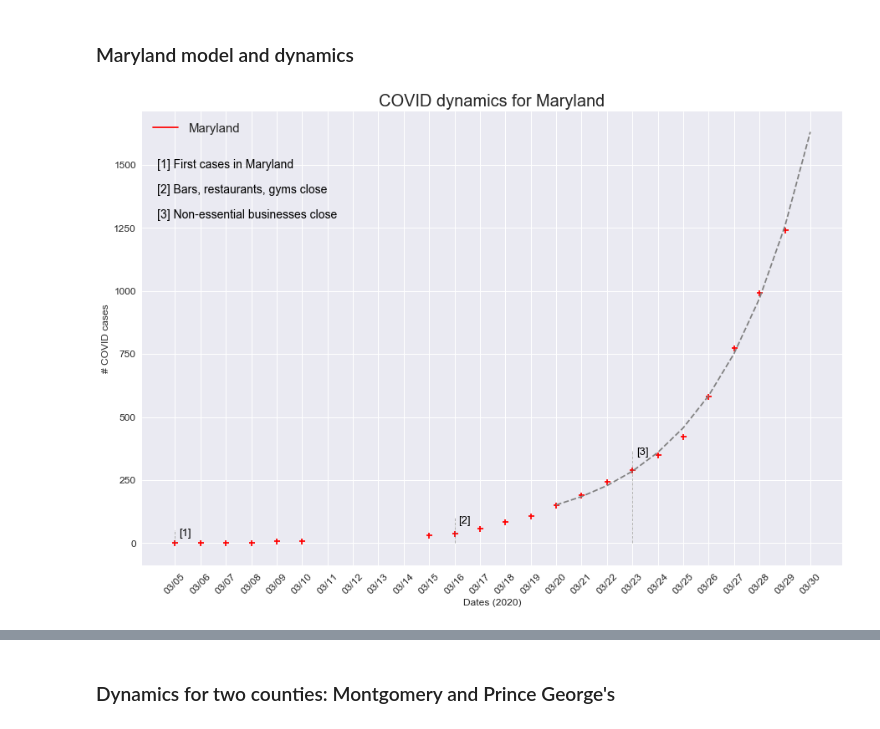
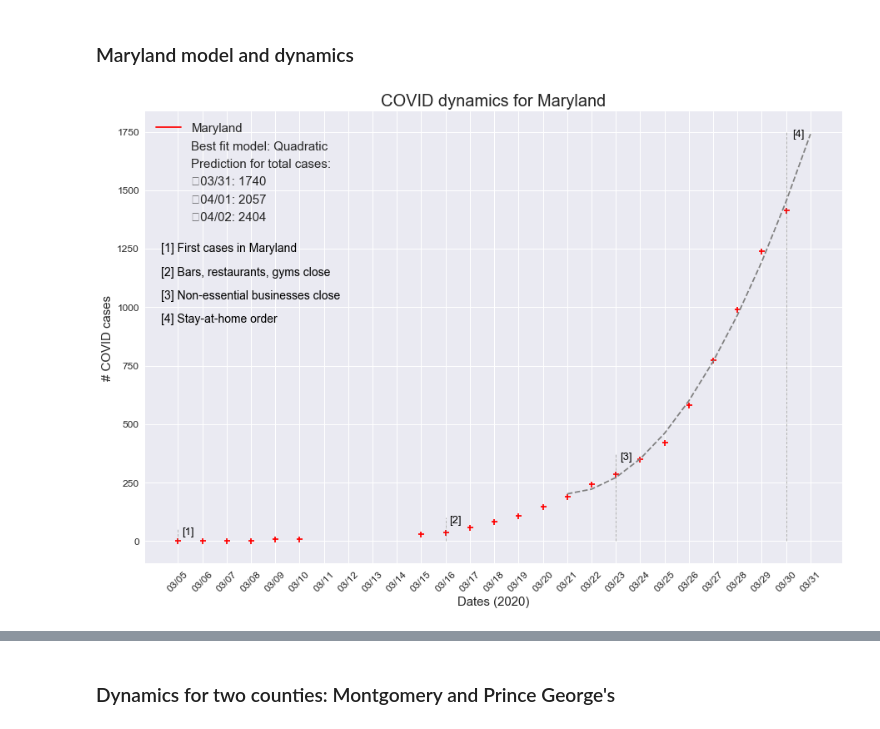
Before and after one commit to akonstodata/md_county_covid, a Jupyter notebook: code/MD_COVID_Dynamics_model_choose.ipynb, the cells around one changed output, grey strips where cells are left out. Saved outputs shown, nothing was run; the diff lists cells and outputs as text; code cells hidden in the pictures.

```diff
--- a/code/MD_COVID_Dynamics_model_choose.ipynb
+++ b/code/MD_COVID_Dynamics_model_choose.ipynb
@@ -62,6 +62,8 @@ Data from 2020-03-05 to 2020-03-29
 # %%
 # Textual date for labels
 tomorrow_label = (end_date + datetime.timedelta(days=1)).strftime('%m/%d')
+next2_label = (end_date + datetime.timedelta(days=2)).strftime('%m/%d')
+next3_label = (end_date + datetime.timedelta(days=3)).strftime('%m/%d')
 
 # get current date range
 date_range=pd.date_range(start=start_date, end=end_date)
@@ -114,37 +127,57 @@ def function_use(county,model_results):
     return func_use, opt_model
 # %% [markdown]
 ### Maryland model and dynamics
+# %%
+next_day = xdata_pred[-1]
+next2_day = next_day+1; next3_day = next_day+2
+# %%
+popt_state = model_results.loc["Total"][0:3]
+func_use, opt_model = function_use("Total",model_results)
+
+next_day_cases = func_use(next_day, popt_state[0], popt_state[1], popt_state[2])
+next2_day_cases = func_use(next2_day, popt_state[0], popt_state[1], popt_state[2])
+next3_day_cases = func_use(next3_day, popt_state[0], popt_state[1], popt_state[2])
+
+loc = "Maryland"
+model = "Best fit model: {}"
+pred_text="Prediction for total cases:"
+next_pred='\t{}: {}';
 # %%
-legend_elements =  [Line2D([0], [0], marker='+', color='red', label='Maryland', markersize=15)]
-
-popt_state = model_results.loc["Total"][0:3]
-
-func_use, opt_model = function_use("Total",model_results)
+legend_elements =  [Line2D([0], [0], marker='+', color='red', label=loc, markersize=15),
+                    Line2D([0], [0], marker='', color='black',linestyle='', label=model.format(opt_model), markersize=15),
+                Line2D([1], [0], marker='', color='black',linestyle='', label=pred_text, markersize=1),
+                   Line2D([1], [0], marker='', color='black',linestyle='', label=next_pred.format(tomorrow_label,int(next_day_cases)), markersize=1),
+                   Line2D([0], [0], marker='', color='black',linestyle='', label=next_pred.format(next2_label,int(next2_day_cases)), markersize=15),
+                   Line2D([0], [0], marker='', color='black',linestyle='', label=next_pred.format(next3_label,int(next3_day_cases)), markersize=15)]
 
 plt.figure(figsize=(15,10))
 
 plt.plot(xdata_pred, func_use(xdata_pred, *popt_state), color='grey',linestyle='--');
 plt.scatter(md_county.index,md_county['Total'],color='red',marker='+');
 
 plt.vlines(x=0, ymin=0, ymax=50,color='dimgrey', linewidth=0.5,linestyle='-.');
 plt.text(0.4,40,"[1]",rotation=0,color='black',fontsize = 13,verticalalignment='center',horizontalalignment='center');
 
 plt.vlines(x=11, ymin=0, ymax=100,color='dimgrey', linewidth=0.5,linestyle='-.');
 plt.text(11.4,90,"[2]",rotation=0,color='black',fontsize = 13,verticalalignment='center',horizontalalignment='center');
 
 plt.vlines(x=18, ymin=0, ymax=370,color='dimgrey', linewidth=0.5,linestyle='-.');
 plt.text(18.4,360,"[3]",rotation=0,color='black',fontsize = 13,verticalalignment='center',horizontalalignment='center');
 
+plt.vlines(x=25, ymin=0, ymax=1750,color='dimgrey', linewidth=0.5,linestyle='-.');
+plt.text(25.5,1740,"[4]",rotation=0,color='black',fontsize = 13,verticalalignment='center',horizontalalignment='center');
 
-plt.text(-0.7,1500,"[1] First cases in Maryland",rotation=0,color='black',fontsize = 14,verticalalignment='center',horizontalalignment='left');
-plt.text(-0.7,1400,"[2] Bars, restaurants, gyms close",rotation=0,color='black',fontsize = 14,verticalalignment='center',horizontalalignment='left');
-plt.text(-0.7,1300,"[3] Non-essential businesses close",rotation=0,color='black',fontsize = 14,verticalalignment='center',horizontalalignment='left');
 
-plt.ylabel('# COVID cases',fontsize=12);
+plt.text(-0.7,1250,"[1] First cases in Maryland",rotation=0,color='black',fontsize = 14,verticalalignment='center',horizontalalignment='left');
+plt.text(-0.7,1150,"[2] Bars, restaurants, gyms close",rotation=0,color='black',fontsize = 14,verticalalignment='center',horizontalalignment='left');
+plt.text(-0.7,1050,"[3] Non-essential businesses close",rotation=0,color='black',fontsize = 14,verticalalignment='center',horizontalalignment='left');
+plt.text(-0.7,950,"[4] Stay-at-home order",rotation=0,color='black',fontsize = 14,verticalalignment='center',horizontalalignment='left');
+
+plt.ylabel('# COVID cases',fontsize=15);
 plt.xticks(xdata_full, dates, rotation=45,fontsize=12)
 plt.yticks(fontsize=12)
-plt.xlabel('Dates (2020)',fontsize=12)
+plt.xlabel('Dates (2020)',fontsize=15)
 plt.legend(handles=legend_elements,fontsize=15,loc='upper left')
 plt.title("COVID dynamics for Maryland",fontsize=20);
 # %% [output]
-[figure, old version]
+[figure, new version]
```
Also changed, not shown: parts of 17 cells of this notebook, 5 other files.
